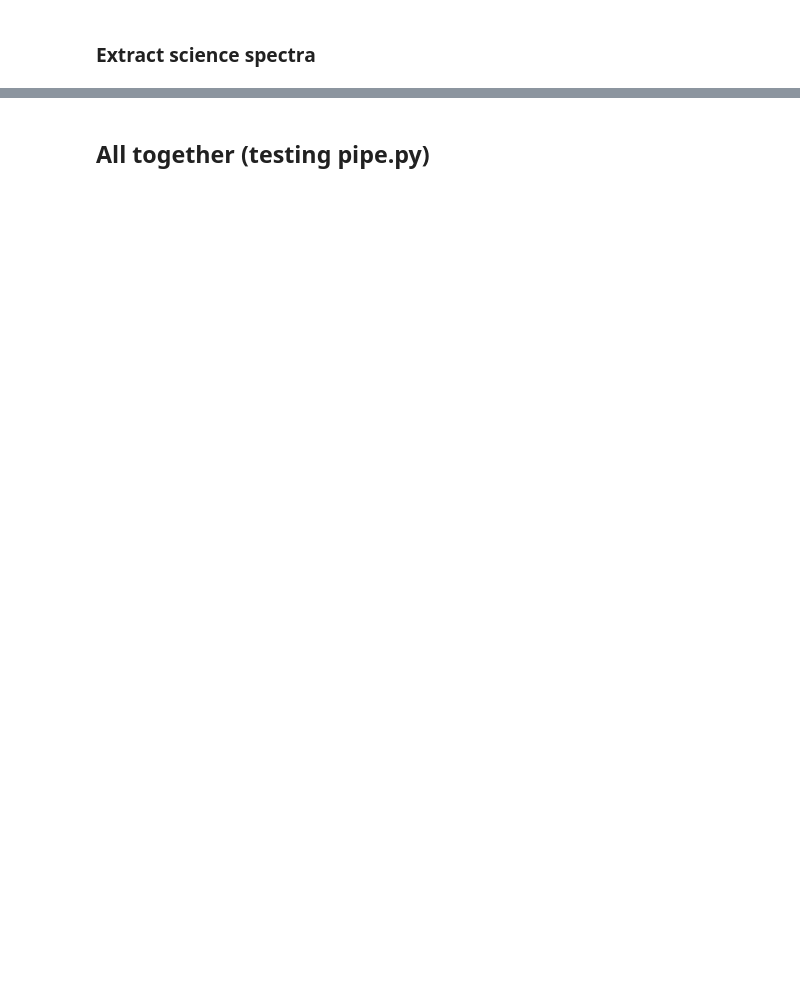
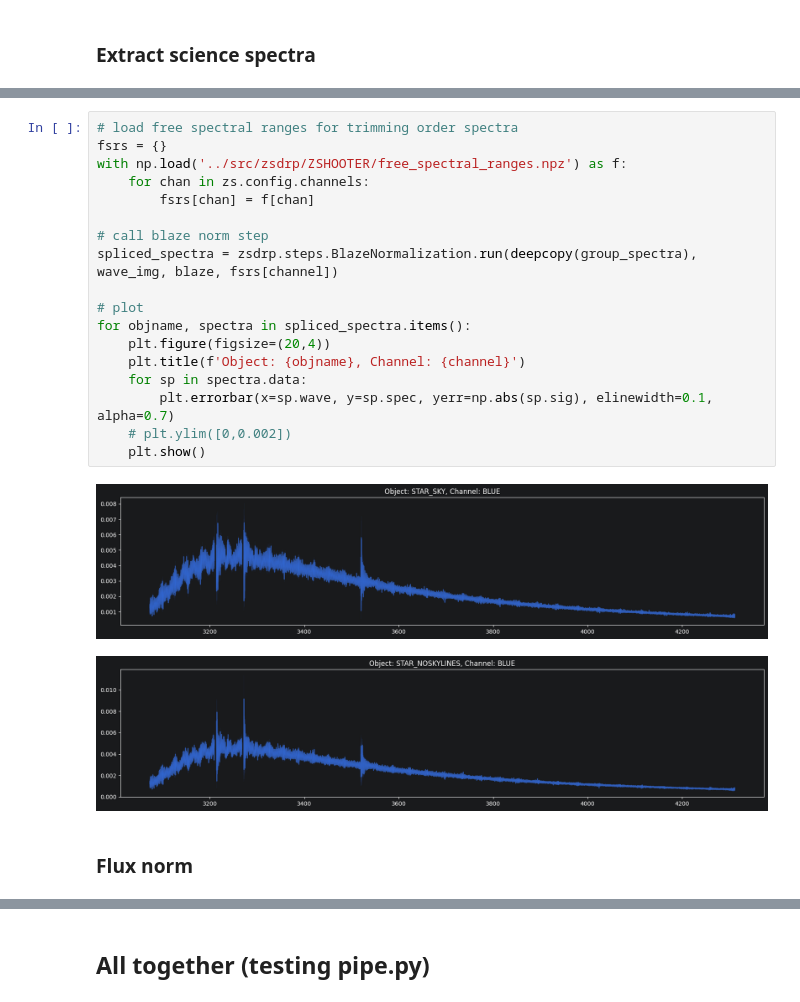
Before and after one commit to CaltechOpticalObservatories/zshooter-drp, a Jupyter notebook: notebooks/extraction_demo.ipynb, the cells around one changed output, grey strips where cells are left out. Drawn from its saved outputs; the diff is of its cells as text; blank space fills up the shorter version.

```diff
--- a/notebooks/extraction_demo.ipynb
+++ b/notebooks/extraction_demo.ipynb
@@ -183,0 +246,23 @@ Science extraction parameters: {'extraction_type': 'optimal', 'extraction_height
+# %%
+# load free spectral ranges for trimming order spectra
+fsrs = {}
+with np.load('../src/zsdrp/ZSHOOTER/free_spectral_ranges.npz') as f:
+    for chan in zs.config.channels:
+        fsrs[chan] = f[chan]
+
+# call blaze norm step
+spliced_spectra = zsdrp.steps.BlazeNormalization.run(deepcopy(group_spectra), wave_img, blaze, fsrs[channel])
+
+# plot
+for objname, spectra in spliced_spectra.items():
+    plt.figure(figsize=(20,4))
+    plt.title(f'Object: {objname}, Channel: {channel}')
+    for sp in spectra.data:
+        plt.errorbar(x=sp.wave, y=sp.spec, yerr=np.abs(sp.sig), elinewidth=0.1, alpha=0.7)
+    # plt.ylim([0,0.002])
+    plt.show()
+# %% [output]
+[figure, added]
+[figure, added]
+# %% [markdown]
+### Flux norm
```
Also changed, not shown: parts of 34 cells of this notebook.
